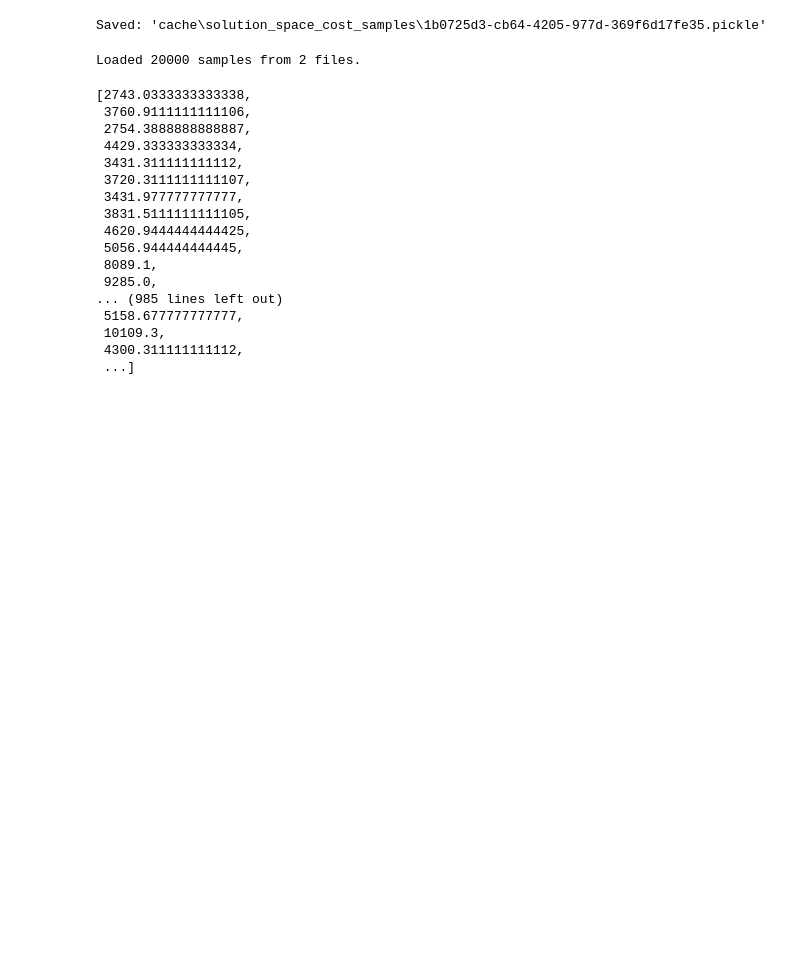
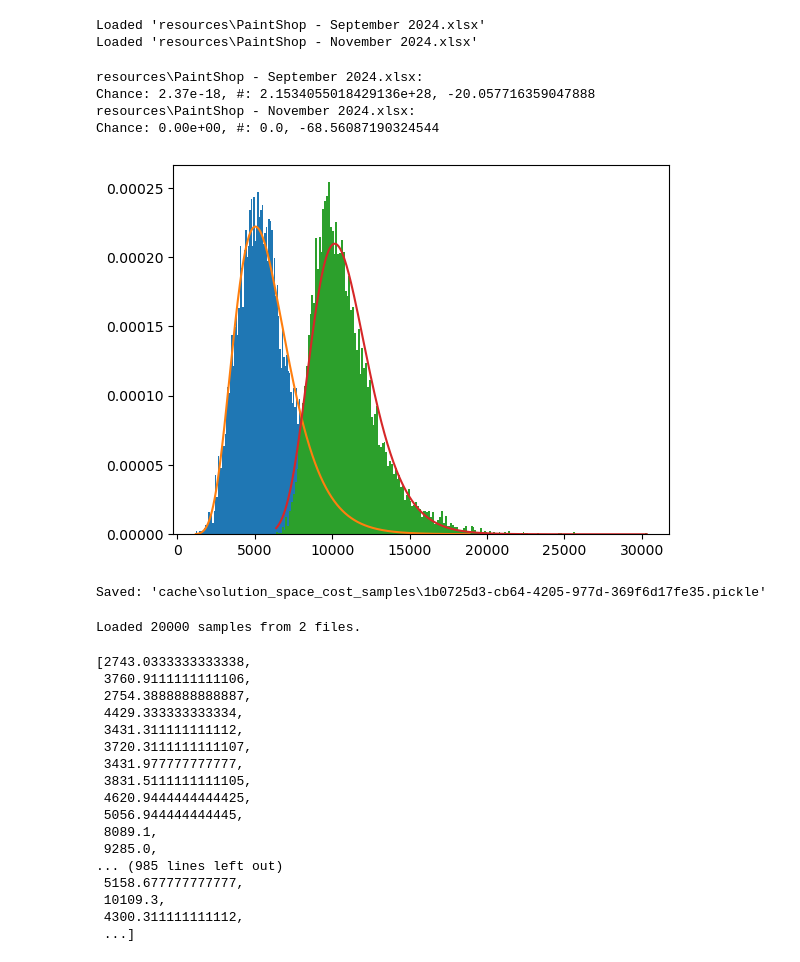
Before and after one commit to sebas-fontys/OR5-paintshop, a Jupyter notebook: test_solution_space.ipynb, the cells around one changed output. Cells and saved outputs as stored; diff of their text form; code cells hidden in the pictures; blank space fills up the shorter version.

```diff
--- a/test_solution_space.ipynb
+++ b/test_solution_space.ipynb
@@ -3,11 +1,43 @@ from heuristics_constructive import Random
 # %%
+from heuristics_constructive import Random
 from paintshop import PaintShop, Source
 
 
 paintshops = [PaintShop(Source.SEPTEMBER), PaintShop(Source.NOVEMBER)]
-
-def get_solution_space_cost_sample(n: int) -> list[float]:
-    return [Random.get_schedule().cost for s in range(n)]
+n = 10000
+samples = [[Random(ps).get_schedule().cost for _ in range(n)] for ps in paintshops]
+# %% [output]
+Loaded 'resources\PaintShop - September 2024.xlsx'
+Loaded 'resources\PaintShop - November 2024.xlsx'
+# %%
+import matplotlib.pyplot as plt
+
+import numpy as np
+import scipy.stats as stats
+
+
+
+for psi, sample in enumerate(samples):
+    # plt.hist(sample, bins = 200, alpha = 0.5)
+
+    shape_a, shape_b, loc, scale = stats.f.fit(sample)
+    # print(shape_a, shape_b, loc, scale)
+
+    xs = np.linspace(min(sample), max(sample), 1000)
+    plt.hist(sample, bins = 200, density = True)
+    plt.plot(xs, stats.f.pdf(xs, shape_a, shape_b, loc = loc, scale = scale))
+
+    print(f"{paintshops[psi].source}:")
+    chance_of_zero = stats.f.cdf(100, shape_a, shape_b, loc = loc, scale = scale)
+    print(f"Chance: {chance_of_zero:.2e}, #: {(chance_of_zero * paintshops[psi].solution_space_size):.2e}, {stats.f.ppf(chance_of_zero, shape_a, shape_b, loc = loc, scale = scale)}")
+
+plt.show()
+# %% [output]
+resources\PaintShop - September 2024.xlsx:
+Chance: 2.37e-18, #: 2.1534055018429136e+28, -20.057716359047888
+resources\PaintShop - November 2024.xlsx:
+Chance: 0.00e+00, #: 0.0, -68.56087190324544
+[figure, added]
 # %%
 import os
 import pickle
```
Also changed, not shown: parts of 4 cells of this notebook.
